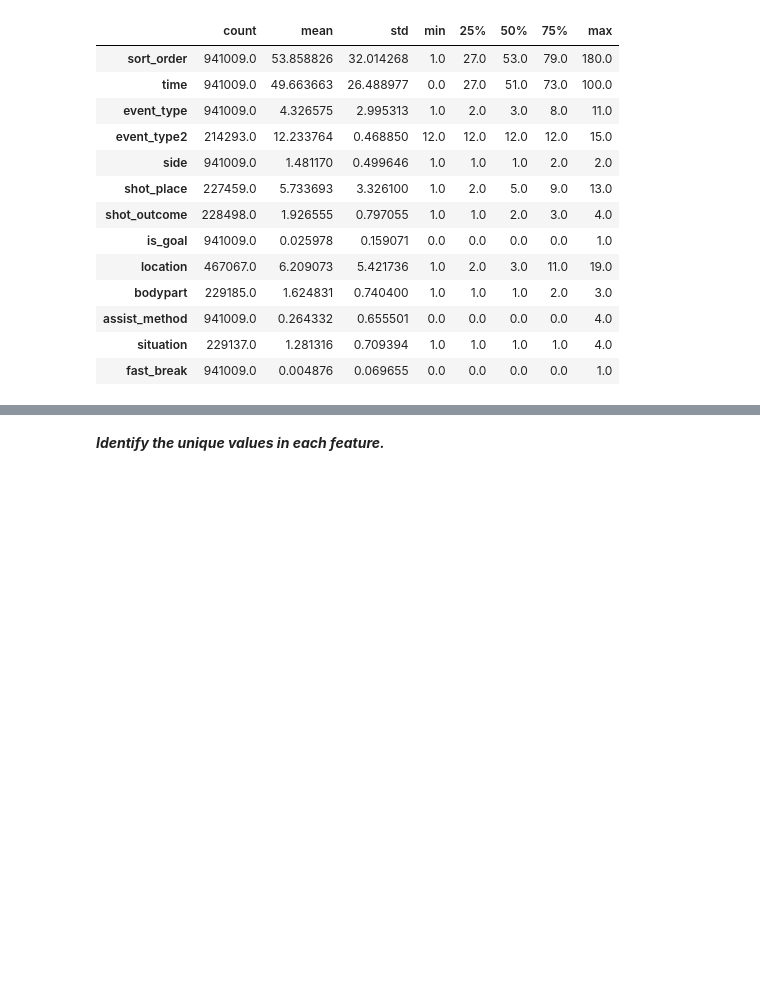
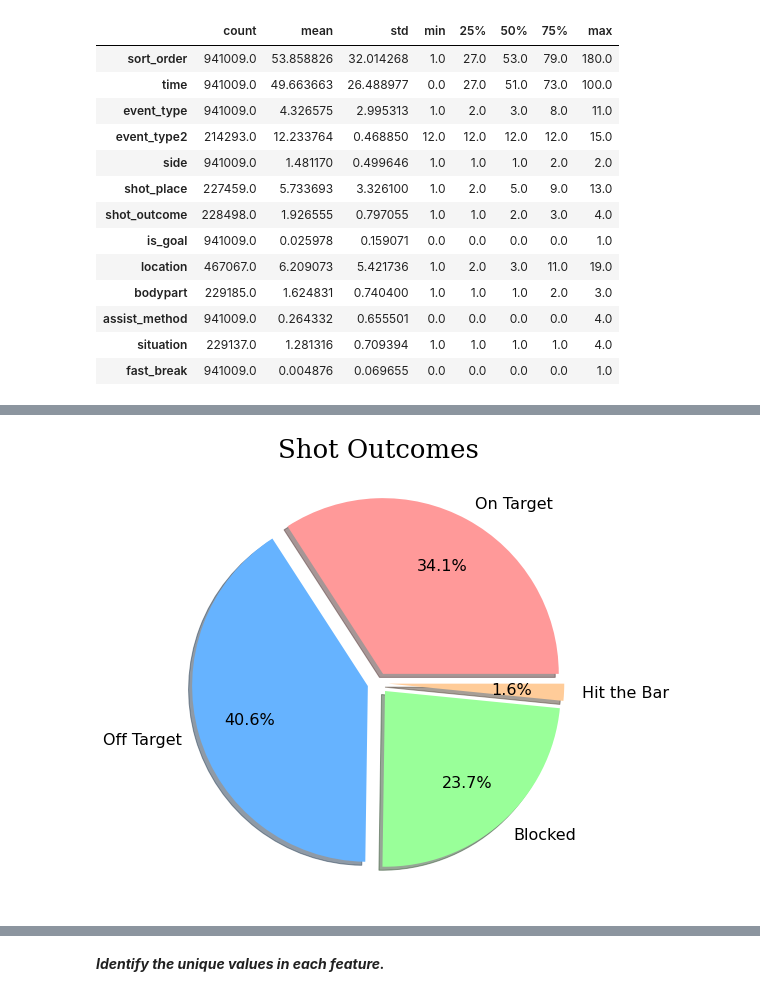
Before and after one commit to NishaMDev/ML-Learning, a Jupyter notebook: Assignment#2/ML_Assignment_2.ipynb, the cells around one changed output, grey strips where cells are left out. Drawn from its saved outputs; the diff is of its cells as text; code cells hidden in the pictures; blank space fills up the shorter version.

```diff
--- a/Assignment#2/ML_Assignment_2.ipynb
+++ b/Assignment#2/ML_Assignment_2.ipynb
@@ -86,0 +136,6 @@ events.describe().T
+# %%
+shots = events[events.event_type==1]
+shots['player'] = shots['player'].str.title()
+shots['player2'] = shots['player2'].str.title()
+
+pie = shots[['shot_outcome', 'id_event']].groupby('shot_outcome').count().reset_index().rename(columns={'id_event': 'count'})
@@ -86,0 +153,14 @@ events.describe().T
+# %%
+pie.shot_outcome = pie.shot_outcome.astype(int)
+pie.shot_outcome = pie.shot_outcome.replace({1: 'On Target', 2: 'Off Target', 3: 'Blocked', 4: 'Hit the Bar'})
+# %%
+fig, ax = plt.subplots(figsize=[8,8])
+labels = pie['shot_outcome']
+colors = ['#ff9999','#66b3ff','#99ff99','#ffcc99']
+plt.pie(x=pie['count'], autopct="%.1f%%", labels=labels, explode=[0.06]*4, pctdistance=0.7, colors=colors, shadow=True, \
+       textprops=dict(fontsize=16))
+plt.title("Shot Outcomes", fontsize=26, fontfamily='serif')
+plt.tight_layout()
+plt.show()
+# %% [output]
+[figure, added]
```
Also changed, not shown: parts of 138 cells of this notebook.
